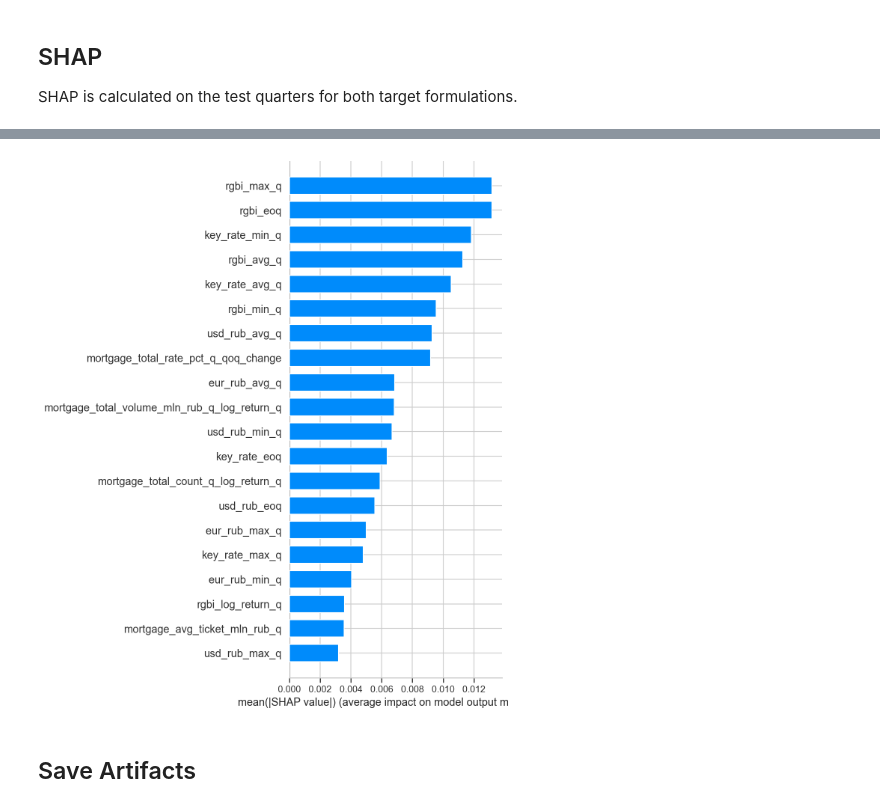
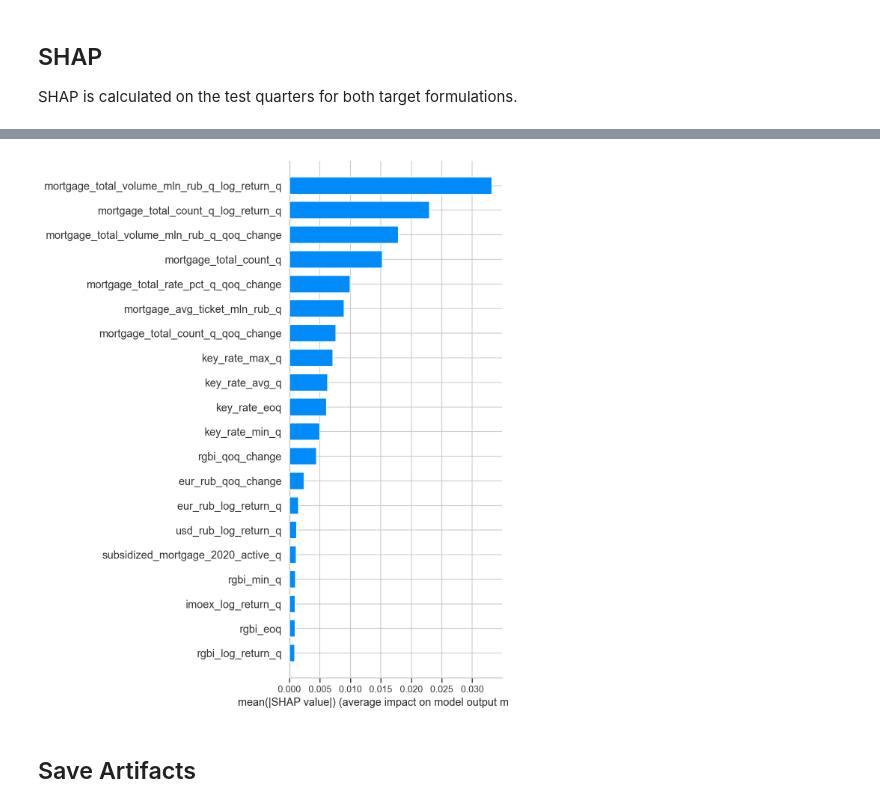
Before and after one commit to Mr-Nick14/innpractice, a Jupyter notebook: market/market_macro_only_research.ipynb, the cells around one changed output, grey strips where cells are left out. Saved outputs shown, nothing was run; the diff lists cells and outputs as text; code cells hidden in the pictures.

Commit message:
add market and project modules

```diff
--- a/market/market_macro_only_research.ipynb
+++ b/market/market_macro_only_research.ipynb
@@ -20,14 +20,20 @@ import matplotlib.pyplot as plt
 import numpy as np
 import pandas as pd
 import seaborn as sns
-import shap
 from IPython.display import Image, Markdown, display
 from sklearn.impute import SimpleImputer
 from sklearn.linear_model import RidgeCV
 from sklearn.metrics import mean_absolute_error, mean_squared_error, r2_score
 from sklearn.model_selection import TimeSeriesSplit
 from sklearn.pipeline import Pipeline
-from sklearn.preprocessing import StandardScaler
+
+try:
+    import shap
+    HAS_SHAP = True
+except ImportError:
+    shap = None
+    HAS_SHAP = False
+    print('[warn] shap not installed; SHAP outputs will be skipped')
 
 pd.set_option('display.max_columns', 200)
 pd.set_option('display.width', 220)
@@ -320,17 +375,19 @@ level_test_mask = quarter_panel['is_test']
 ret_train_mask = quarter_panel['is_train'] & quarter_panel['market_log_ret_q'].notna()
 ret_test_mask = quarter_panel['is_test'] & quarter_panel['market_log_ret_q'].notna()
 
+quarter_panel_model = transform_feature_frame(quarter_panel[SELECTED_MACRO_FEATURES])
+
 level_model = fit_ridge_pipeline(
-    quarter_panel.loc[level_train_mask, SELECTED_MACRO_FEATURES],
+    quarter_panel_model.loc[level_train_mask],
     quarter_panel.loc[level_train_mask, 'market_log_level_q'],
 )
 return_model = fit_ridge_pipeline(
-    quarter_panel.loc[ret_train_mask, SELECTED_MACRO_FEATURES],
+    quarter_panel_model.loc[ret_train_mask],
     quarter_panel.loc[ret_train_mask, 'market_log_ret_q'],
 )
 
-quarter_panel['pred_market_log_level_direct'] = level_model.predict(quarter_panel[SELECTED_MACRO_FEATURES])
-quarter_panel['pred_market_log_ret'] = return_model.predict(quarter_panel[SELECTED_MACRO_FEATURES])
+quarter_panel['pred_market_log_level_direct'] = level_model.predict(quarter_panel_model)
+quarter_panel['pred_market_log_ret'] = return_model.predict(quarter_panel_model)
 
 quarter_panel['pred_market_log_level_from_ret'] = np.nan
 last_train_idx = quarter_panel.index[quarter_panel['is_train']].max()
@@ -476,37 +533,55 @@ display(Image(filename=str(deal_metric_plot)))
 
 SHAP is calculated on the test quarters for both target formulations.
 # %%
-level_shap_values, level_shap_importance = compute_shap_outputs(
+level_shap_values, level_shap_importance, level_shap_frame = compute_shap_outputs(
     level_model,
-    quarter_panel.loc[level_train_mask, SELECTED_MACRO_FEATURES],
-    quarter_panel.loc[level_test_mask, SELECTED_MACRO_FEATURES],
+    quarter_panel_model.loc[level_train_mask],
+    quarter_panel_model.loc[level_test_mask],
     'market_log_level_q',
 )
-return_shap_values, return_shap_importance = compute_shap_outputs(
+return_shap_values, return_shap_importance, return_shap_frame = compute_shap_outputs(
     return_model,
-    quarter_panel.loc[ret_train_mask, SELECTED_MACRO_FEATURES],
-    quarter_panel.loc[ret_test_mask, SELECTED_MACRO_FEATURES],
+    quarter_panel_model.loc[ret_train_mask],
+    quarter_panel_model.loc[ret_test_mask],
     'market_log_ret_q',
 )
 
-level_shap_bar, level_shap_beeswarm = save_shap_plots(
-    level_shap_values,
-    quarter_panel.loc[level_test_mask, SELECTED_MACRO_FEATURES],
-    level_shap_importance,
-    'market_log_level',
-    FIGURES_DIR,
-)
-return_shap_bar, return_shap_beeswarm = save_shap_plots(
-    return_shap_values,
-    quarter_panel.loc[ret_test_mask, SELECTED_MACRO_FEATURES],
-    return_shap_importance,
-    'market_log_return',
-    FIGURES_DIR,
-)
+if HAS_SHAP:
+    level_shap_bar, level_shap_beeswarm = save_shap_plots(
+        level_shap_values,
+        level_shap_frame,
+        level_shap_importance,
+        'market_log_level',
+        FIGURES_DIR,
+    )
+    return_shap_bar, return_shap_beeswarm = save_shap_plots(
+        return_shap_values,
+        return_shap_frame,
+        return_shap_importance,
+        'market_log_return',
+        FIGURES_DIR,
+    )
 
-display(level_shap_importance.head(15))
-display(return_shap_importance.head(15))
-display(Image(filename=str(level_shap_bar)))
-display(Image(filename=str(return_shap_bar)))
+    display(level_shap_importance.head(15))
+    display(return_shap_importance.head(15))
+    display(Image(filename=str(level_shap_bar)))
+    display(Image(filename=str(return_shap_bar)))
+else:
+    stale_shap_paths = [
+        OUTPUT_DIR / 'market_log_level_shap_importance.csv',
+        OUTPUT_DIR / 'market_log_return_shap_importance.csv',
+        FIGURES_DIR / 'market_log_level_shap_bar.png',
+        FIGURES_DIR / 'market_log_level_shap_beeswarm.png',
+        FIGURES_DIR / 'market_log_return_shap_bar.png',
+        FIGURES_DIR / 'market_log_return_shap_beeswarm.png',
+    ]
+    removed = []
+    for path in stale_shap_paths:
+        if path.exists():
+            path.unlink()
+            removed.append(path.name)
+    print('[info] SHAP skipped: package not installed in this environment')
+    if removed:
+        print('[info] Removed stale SHAP artifacts: ' + ', '.join(removed))
 # %% [output]
 |  | target | feature | mean_abs_shap |
@@ -545,4 +620,4 @@ display(Image(filename=str(return_shap_bar)))
-[figure, old version]
+[figure, new version]
 # %% [markdown]
 ## Save Artifacts
 # %%
```
Also changed, not shown: parts of 7 cells of this notebook, 20 other files.
